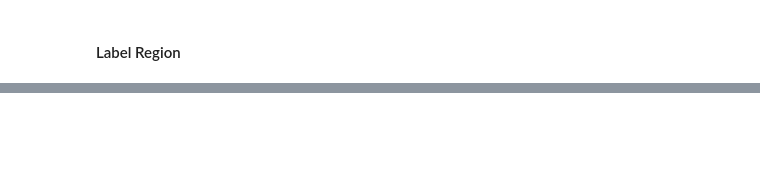
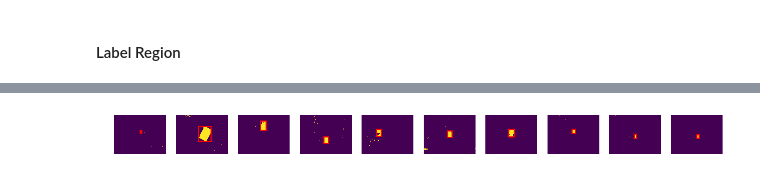
Before and after one commit to ctc316/red-barrel-challenge, a Jupyter notebook: notebook.ipynb, the cells around one changed output, grey strips where cells are left out. Drawn from its saved outputs; the diff is of its cells as text; code cells hidden in the pictures; blank space fills up the shorter version.

```diff
--- a/notebook.ipynb
+++ b/notebook.ipynb
@@ -102,6 +129,6 @@ y_test_px:  (10800000,)
 # %%
 %%time
 
-model = GaussianMixture(n_components=7)
-model.fit([x_train_px[i] for i in range(len(x_train_px)) if y_train_px[i]])
+model = GaussianMixture(n_components=10)
+model.fit([x_train_px_dev[i] for i in range(len(x_train_px_dev)) if y_train_px_dev[i]])
 # %% [output]
@@ -128,12 +155,13 @@ Wall time: 12 s
 # %%
 %%time
 
-BARREL_RATIO_MAX = 2.5
-BARREL_RATIO_MIN = 1.1
+BARREL_RATIO_MAX = 3.5
+BARREL_RATIO_MIN = 1.00
 AREA_MIN = 1000
 AREA_RATIO_MIN = 0.3
+NUM_BARRELS_PICKING = 1
 
-regions = []
+pred_regions_dev = []
 for pred in predicts:
     img = util.img_as_ubyte(pred)
     labeled = label(img, connectivity=img.ndim)
@@ -147,7 +175,20 @@ for pred in predicts:
             if ratio < BARREL_RATIO_MIN or ratio > BARREL_RATIO_MAX:
                 continue
 
-            rects.append(((minc, minr), w, h))
+            rects.append(((minc, minr), w, h, region))
 
-    regions.append(rects)
+    rects.sort(key=lambda x: x[3].area)
+    pred_regions_dev.append(rects[-NUM_BARRELS_PICKING:])
+
+
+PLT_COL = len(pred_regions_dev)
+PLT_ROW = int(math.ceil(len(y_test_dev) / float(PLT_COL)))
+plt.figure(figsize=[20, 5])
+for i in range(len(y_test_dev)):
+    axes = plt.subplot(PLT_ROW, PLT_COL, i + 1)
+    plt.imshow(predicts[i])
+    plt.axis("off")
+    dist = []
+    for rect in pred_regions_dev[i]:
+        axes.add_patch(mpatches.Rectangle(rect[0], rect[1], rect[2], fill=False, edgecolor='red', linewidth=2))
 # %% [output]
@@ -155,0 +197 @@ Wall time: 984 ms
+[figure, added]
```
Also changed, not shown: parts of 22 cells of this notebook, 5 other files.
